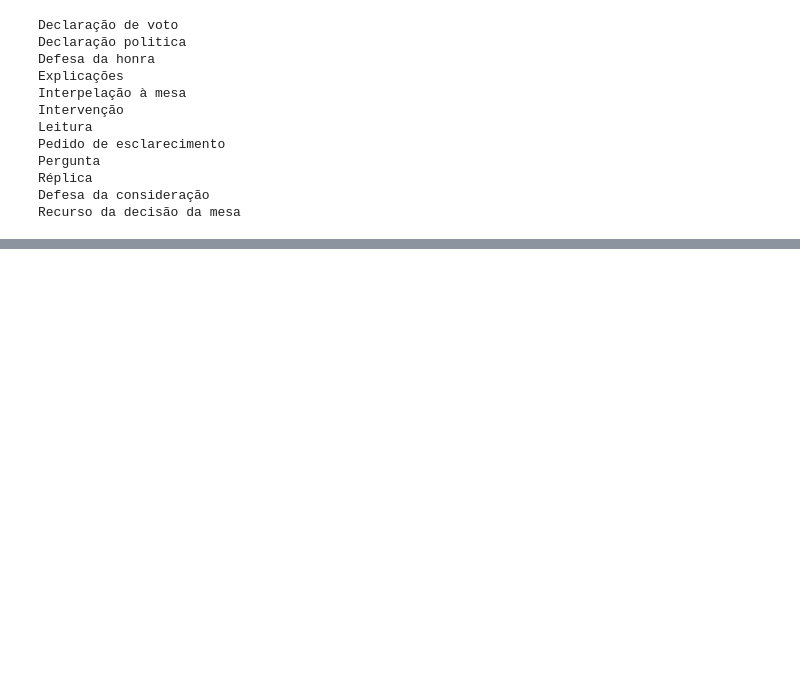
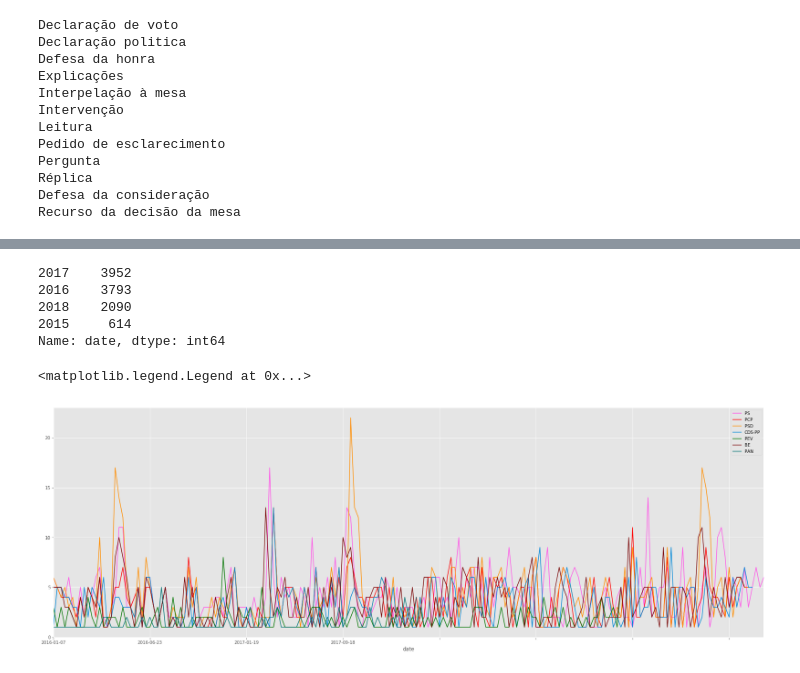
Before and after one commit to duarteocarmo/assembleia, a Jupyter notebook: Analise.ipynb, the cells around one changed output, grey strips where cells are left out. Saved outputs shown, nothing was run; the diff lists cells and outputs as text; code cells hidden in the pictures; blank space fills up the shorter version.

```diff
--- a/Analise.ipynb
+++ b/Analise.ipynb
@@ -12,6 +12,9 @@ import pandas as pd
 from pprint import pprint
 from collections import Counter
 from __future__ import division
+import matplotlib.pyplot as plt
+plt.style.use('ggplot')
+%matplotlib inline
 # %% [markdown]
 Após downloadar os dados no formato json, transferimos para um dictionario chamado `interventions`.
 # %%
@@ -87,6 +90,7 @@ Perdemos 0.96%.
 Criamos dataframe:
 # %%
 assembleia = pd.DataFrame(pandas_data[1:], columns=pandas_data[0])
+assembleia = assembleia.drop_duplicates()
 # %% [markdown]
 ## 2.Analise preliminar
 # %% [markdown]
@@ -120,6 +124,3 @@ intervention_type    object
 dtype: object
 # %% [markdown]
 Quais os diferentes partidos e tipos de intervenções?
-# %%
-for partido in list(assembleia.political_party.unique()):
-    print partido
@@ -133,0 +127,6 @@ PAN
+# %%
+party_names = list(assembleia.political_party.unique())
+
+print party_names
+
+party_colors_rgb = [(255, 86, 231), (255, 0, 1), (255, 142, 2), (0, 136, 216), (1, 117, 0), (124, 10, 11), (0, 117, 117)]
@@ -260,0 +296,26 @@ assembleia.political_party.unique()
+# %%
+assembleia.date.str.slice(0, 4).value_counts()
+# %% [output]
+2017    3952
+2016    3793
+2018    2090
+2015     614
+Name: date, dtype: int64
+# %%
+plt.figure(figsize=(30, 10))
+
+for index, partido in enumerate(party_names):
+    assembleia[(assembleia.intervention_type==u'Intervenção')
+               & (assembleia.political_party==partido)
+               & (assembleia['date'] > '2016-01-01')
+               & (assembleia['date'] < '2017-12-30') ].groupby(assembleia.date).intervention_type.count().plot(label=partido, color=tuple(e/255 for e in party_colors_rgb[index]))
+
+plt.legend()
+
+#a[(assembleia.political_party=='PSD') & (assembleia.intervention_type==u'Intervenção')].groupby(assembleia.date).intervention_type.count().plot(label='PSD')
+#plt.legend()
+#assembleia[(assembleia.intervention_type==u'Intervenção')].groupby(assembleia.date).intervention_type.count().plot()
+#plt.legend()
+# %% [output]
+<matplotlib.legend.Legend at 0x...>
+[figure, added]
```
Also changed, not shown: parts of 15 cells of this notebook.
